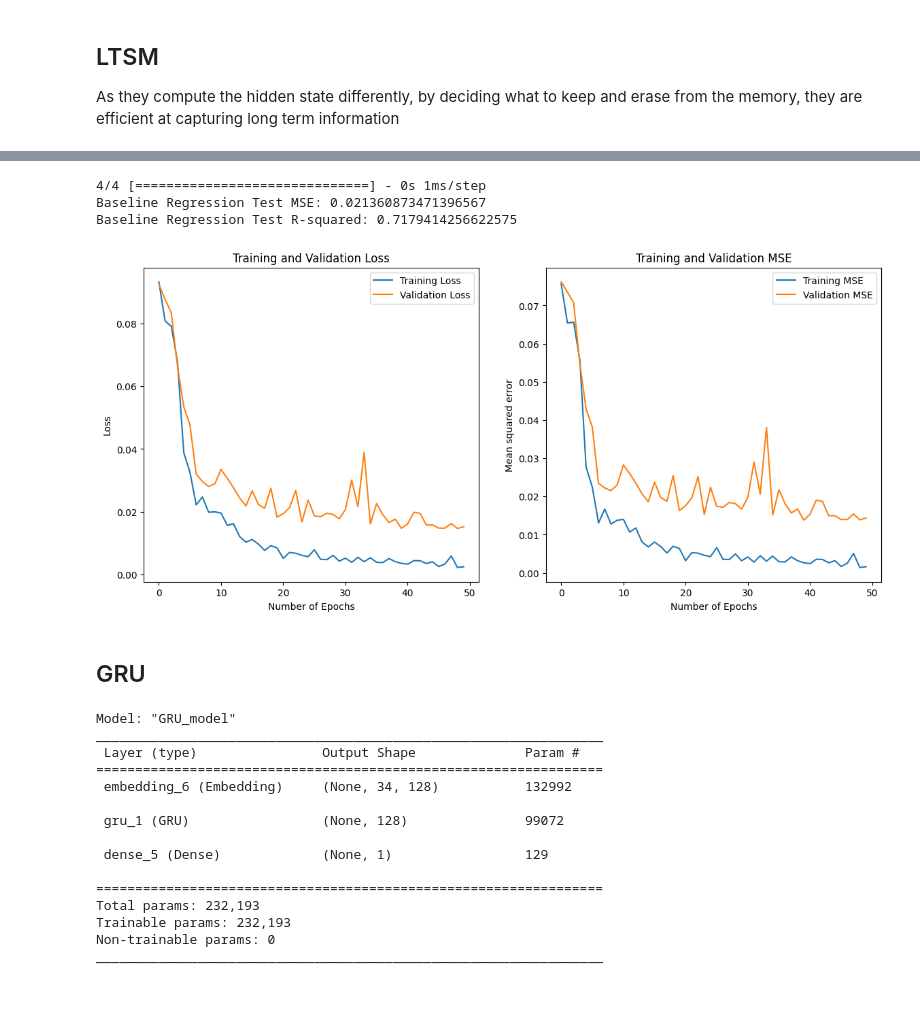
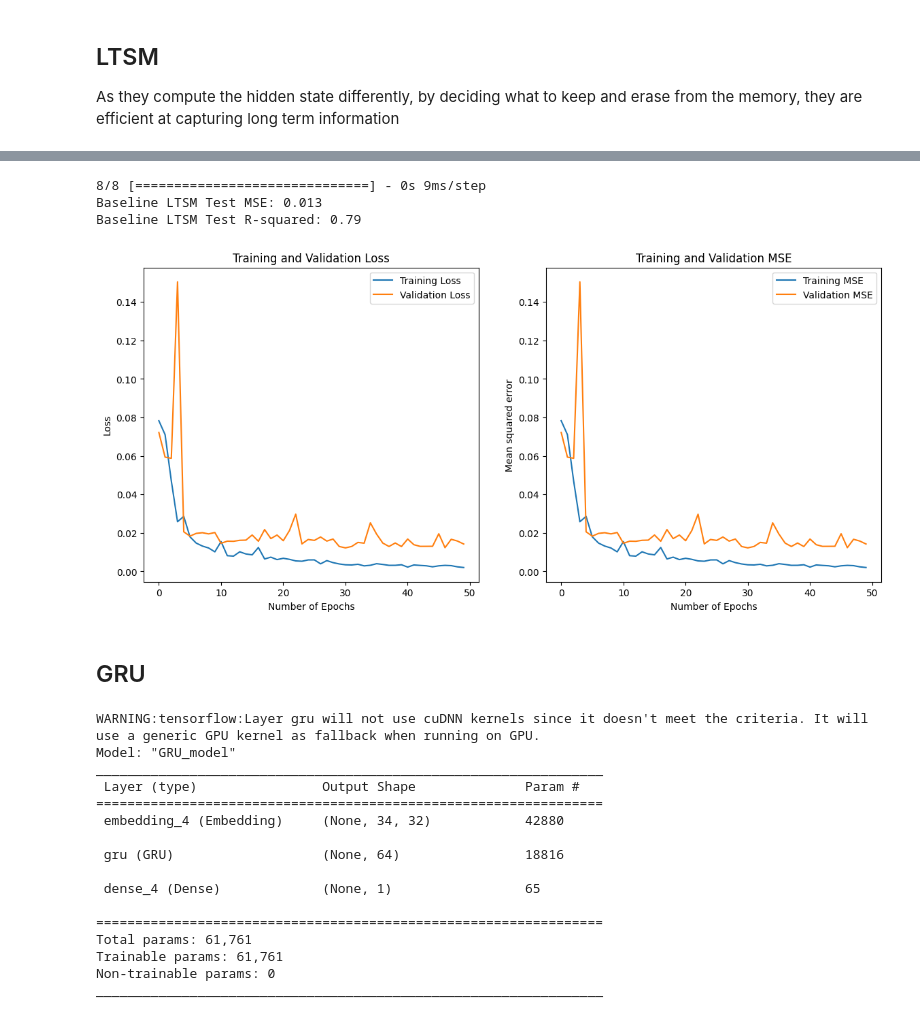
Before and after one commit to JoenC25/RNN-Movie-Reviews, a Jupyter notebook: B_Recurrent_Neural_Network.ipynb, the cells around one changed output, grey strips where cells are left out. Drawn from its saved outputs; the diff is of its cells as text; code cells hidden in the pictures.

```diff
--- a/B_Recurrent_Neural_Network.ipynb
+++ b/B_Recurrent_Neural_Network.ipynb
@@ -316,9 +357,9 @@ A process that reduces all words' forms into its root form, this simplifies the
 nlp = spacy.load("en_core_web_sm")
 
 lemmatized_sentences = []
-lemmatized_data = aug_translated_data.copy()
+lemmatized_data = backtranslated_data.copy()
 
-for sentence in aug_translated_data["Review"]:
+for sentence in backtranslated_data["Review"]:
     doc = nlp(sentence)
     lemmatized_words = [token.lemma_ for token in doc]
 
@@ -471,5 +475,5 @@ y_embedded_shape (624, 1)
 # %%
-X_train, X_test, y_train, y_test = train_test_split(padded_sequences, y, test_size=0.2, shuffle=True, random_state=random_state)
+X_train, X_test, y_train, y_test = train_test_split(X, y, test_size=0.2, shuffle=True, random_state=random_state)
 X_train, X_val, y_train, y_val = train_test_split(X_train, y_train, test_size=0.25, shuffle=True, random_state=random_state)
 print(f"Shape X_test: {X_test.shape}")
 print(f"Shape X_train: {X_train.shape}")
@@ -594,9 +596,9 @@ As they compute the hidden state differently, by deciding what to keep and erase
 LSTM_model = Sequential(
     name="LSTM_model",
     layers=[
-    Embedding(vocab_size,128, input_length=max_length),
-    LSTM(100),
-    Dense(1, activation='sigmoid', kernel_regularizer=l2(0.01))
+    Embedding(vocab_size,32, input_length=max_length),
+    LSTM(128, activation = LeakyReLU(alpha=0.01), dropout=0.3),
+    Dense(1, activation='sigmoid')
 ])
 
 LSTM_model.compile(
@@ -622,7 +625,7 @@ Trainable params: 224,693
 Non-trainable params: 0
 _________________________________________________________________
 # %%
-LSTM_model_history = LSTM_model.fit(
+LSTM_history = LSTM_model.fit(
     X_train,
     y_train,
     epochs=50,
@@ -650,24 +653,22 @@ Epoch 50/50
 # %%
-LSTM_model_testscore = evaluate_model(LSTM_model, X_test, y_test)
-print(f"Baseline Regression Test MSE: {LSTM_model_testscore[0]}")
-print(f"Baseline Regression Test R-squared: {LSTM_model_testscore[1]}")
+LSTM_testscore = evaluate_model(LSTM_model, X_test, y_test)
+print(f"Baseline LTSM Test MSE: {LSTM_testscore[0]}")
+print(f"Baseline LTSM Test R-squared: {LSTM_testscore[1]}")
 # %% [output]
-4/4 [==============================] - 0s 1ms/step
-Baseline Regression Test MSE: 0.021360873471396567
-Baseline Regression Test R-squared: 0.7179414256622575
+8/8 [==============================] - 0s 9ms/step
+Baseline LTSM Test MSE: 0.013
+Baseline LTSM Test R-squared: 0.79
 # %%
-plot_learning_curve(LSTM_model_history)
+plot_learning_curve(LSTM_history)
 # %% [output]
-[figure, old version]
+[figure, new version]
 # %% [markdown]
 ## GRU
 # %%
-GRU_model = Sequential(
-    name="GRU_model",
-    layers=[
-    Embedding(vocab_size,128, input_length=max_length),
-    GRU(128, dropout=0.3),
-    Dense(1, activation='sigmoid', kernel_regularizer=l2(0.01))
+GRU_model = Sequential(name="GRU_model", layers=[
+    Embedding(vocab_size, 32, input_length=max_length),
+    GRU(64, activation = LeakyReLU(alpha=0.01), dropout=0.3),
+    Dense(1, activation='sigmoid')
 ])
 
 GRU_model.compile(
@@ -677,19 +678,20 @@ GRU_model.compile(
 
 GRU_model.summary()
 # %% [output]
+WARNING:tensorflow:Layer gru will not use cuDNN kernels since it doesn't meet the criteria. It will use a generic GPU kernel as fallback when running on GPU.
 Model: "GRU_model"
 _________________________________________________________________
  Layer (type)                Output Shape              Param #
 =================================================================
- embedding_6 (Embedding)     (None, 34, 128)           132992
+ embedding_4 (Embedding)     (None, 34, 32)            42880
 
- gru_1 (GRU)                 (None, 128)               99072
+ gru (GRU)                   (None, 64)                18816
 
- dense_5 (Dense)             (None, 1)                 129
+ dense_4 (Dense)             (None, 1)                 65
 
 =================================================================
-Total params: 232,193
-Trainable params: 232,193
+Total params: 61,761
+Trainable params: 61,761
 Non-trainable params: 0
 _________________________________________________________________
 # %%
```
Also changed, not shown: parts of 34 cells of this notebook.
